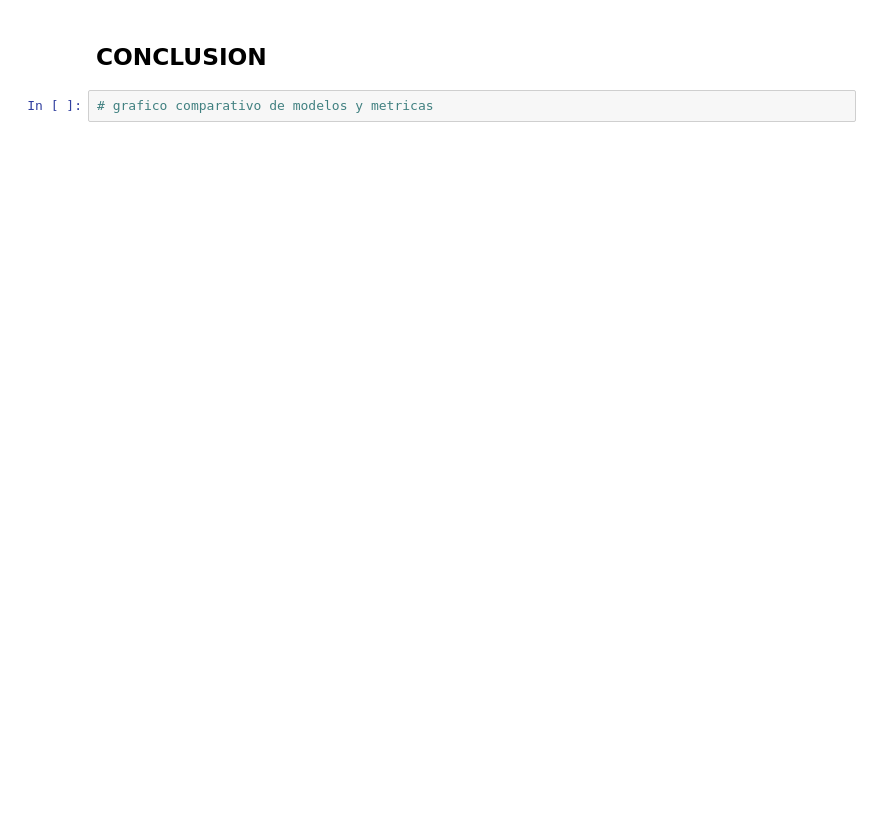
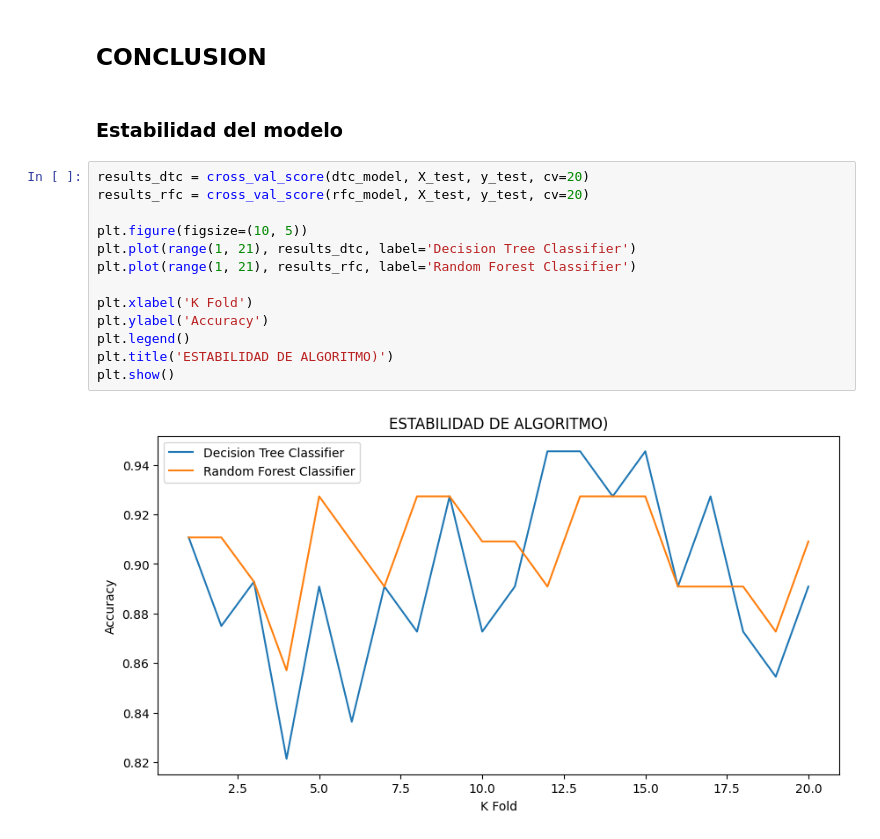
Before and after one commit to ptoledoc7/Prueba, a Jupyter notebook: Trabajo_final.ipynb, the cells around one changed output. Saved outputs shown, nothing was run; the diff lists cells and outputs as text; blank space fills up the shorter version.

```diff
--- a/Trabajo_final.ipynb
+++ b/Trabajo_final.ipynb
@@ -1037,4 +1060,19 @@ plt.show()
 # %% [markdown]
 ## CONCLUSION
-# %%
-# grafico comparativo de modelos y metricas
+# %% [markdown]
+### Estabilidad del modelo
+# %%
+results_dtc = cross_val_score(dtc_model, X_test, y_test, cv=20)
+results_rfc = cross_val_score(rfc_model, X_test, y_test, cv=20)
+
+plt.figure(figsize=(10, 5))
+plt.plot(range(1, 21), results_dtc, label='Decision Tree Classifier')
+plt.plot(range(1, 21), results_rfc, label='Random Forest Classifier')
+
+plt.xlabel('K Fold')
+plt.ylabel('Accuracy')
+plt.legend()
+plt.title('ESTABILIDAD DE ALGORITMO)')
+plt.show()
+# %% [output]
+[figure, added]
```
Also changed, not shown: parts of 37 cells of this notebook.
